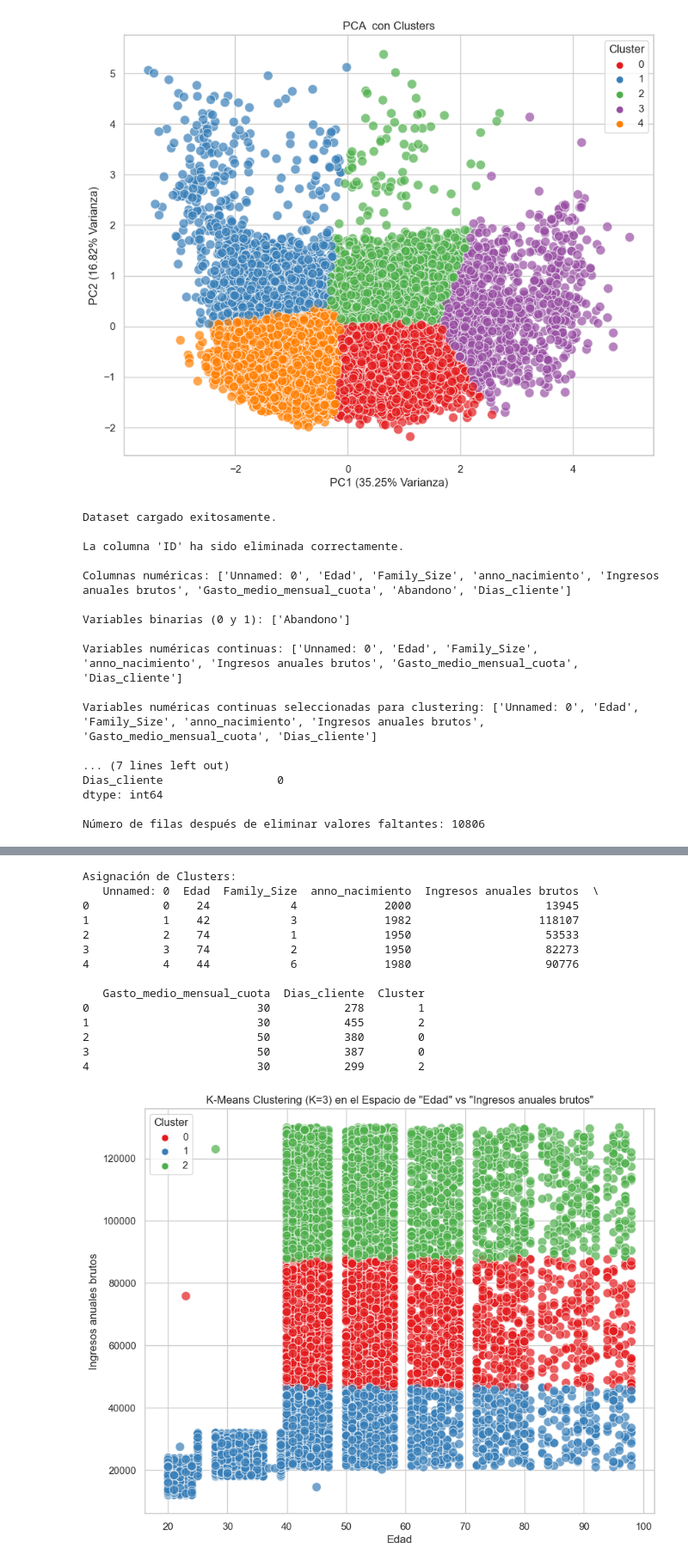
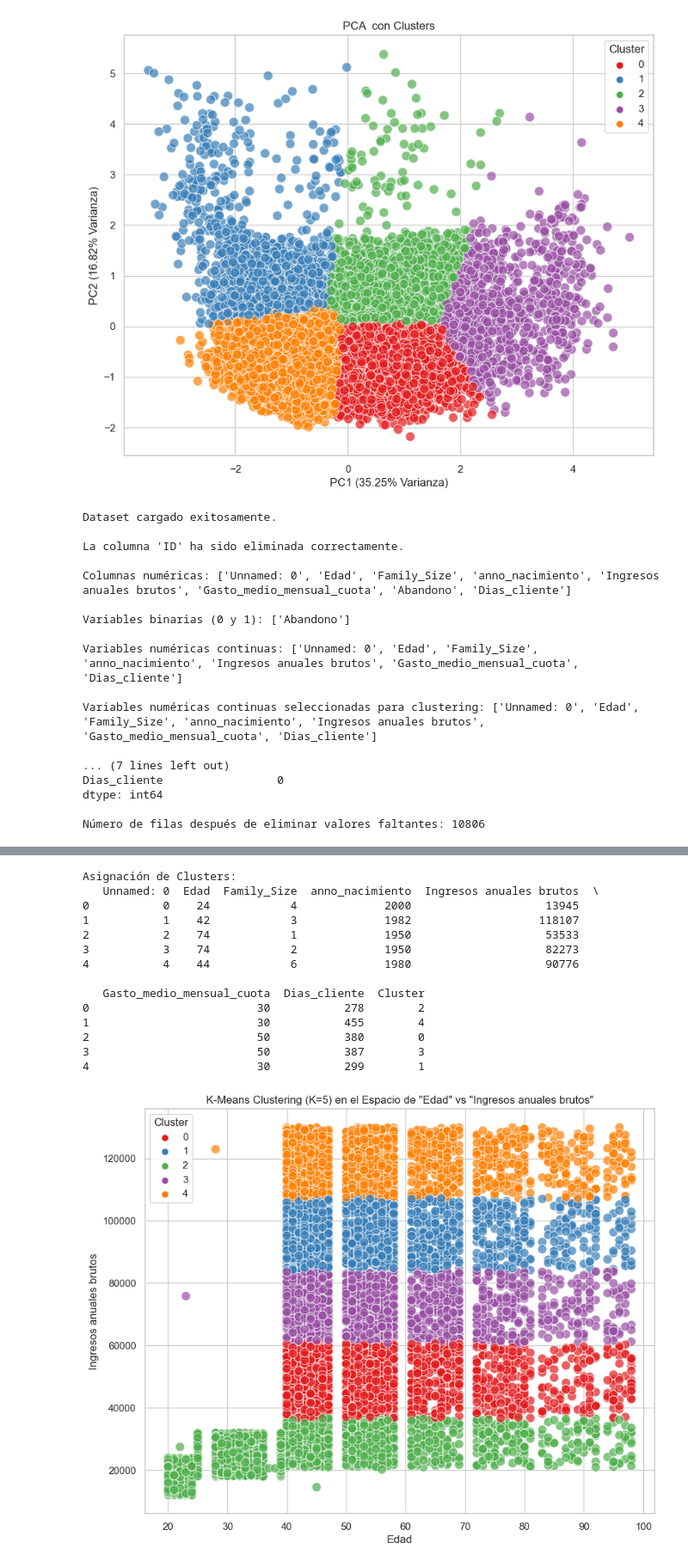
Before and after one commit to joseluis031/Segm_clientes, a Jupyter notebook: otro.ipynb, the cells around one changed output, grey strips where cells are left out. Shown at 86% size. Cells and saved outputs as stored; diff of their text form; code cells hidden in the pictures.

```diff
--- a/otro.ipynb
+++ b/otro.ipynb
@@ -335,7 +335,7 @@ plt.grid(True)
 plt.show()
 
 # 8. Aplicar K-Means con K óptimo
-k_optimo = 3  # Ajusta según los análisis del Método del Codo y Silueta
+k_optimo = 5  # Ajusta según los análisis del Método del Codo y Silueta
 kmeans = KMeans(n_clusters=k_optimo, random_state=42, n_init=10)
 clusters = kmeans.fit_predict(df_cleaned)
 
@@ -360,38 +360,38 @@ else:
 # %% [output]
 Dataset cargado exitosamente.
 
 La columna 'ID' ha sido eliminada correctamente.
 
 Columnas numéricas: ['Unnamed: 0', 'Edad', 'Family_Size', 'anno_nacimiento', 'Ingresos anuales brutos', 'Gasto_medio_mensual_cuota', 'Abandono', 'Dias_cliente']
 
 Variables binarias (0 y 1): ['Abandono']
 
 Variables numéricas continuas: ['Unnamed: 0', 'Edad', 'Family_Size', 'anno_nacimiento', 'Ingresos anuales brutos', 'Gasto_medio_mensual_cuota', 'Dias_cliente']
 
 Variables numéricas continuas seleccionadas para clustering: ['Unnamed: 0', 'Edad', 'Family_Size', 'anno_nacimiento', 'Ingresos anuales brutos', 'Gasto_medio_mensual_cuota', 'Dias_cliente']
 
 ... (7 lines left out)
 Dias_cliente                 0
 dtype: int64
 
 Número de filas después de eliminar valores faltantes: 10806
 [figure]
 [figure]
 Asignación de Clusters:
    Unnamed: 0  Edad  Family_Size  anno_nacimiento  Ingresos anuales brutos  \
 0           0    24            4             2000                    13945
 1           1    42            3             1982                   118107
 2           2    74            1             1950                    53533
 3           3    74            2             1950                    82273
 4           4    44            6             1980                    90776
 
    Gasto_medio_mensual_cuota  Dias_cliente  Cluster
-0                         30           278        1
-1                         30           455        2
+0                         30           278        2
+1                         30           455        4
 2                         50           380        0
-3                         50           387        0
-4                         30           299        2
+3                         50           387        3
+4                         30           299        1
-[figure, old version]
+[figure, new version]
 # %%
 NOS PROPORCIONA EL NUMERO DE CLUSTER ÓPTIMO Y OBSERVAMOS QUE ES 5 YA QUE CON EL GRAFICO DEL MÉTODO DEL CODO Y EL GRÁFICO DE LA SILUETA
 SE OBSERVA COMO DISMINUYE LA MEDIA A PARTIR DEL CLUSTER 5
```
Also changed, not shown: parts of 1 cell of this notebook, 3 other files.
